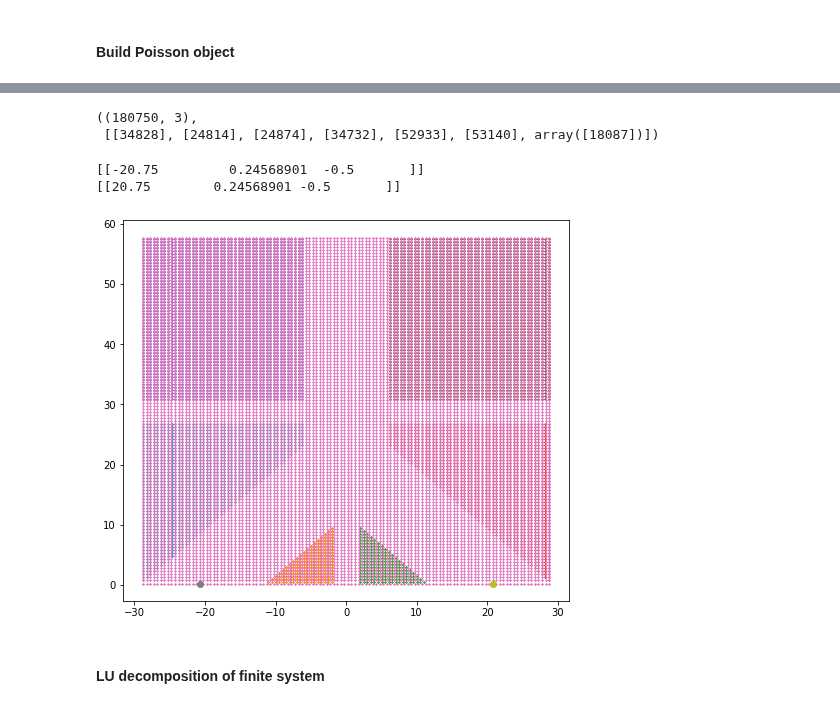
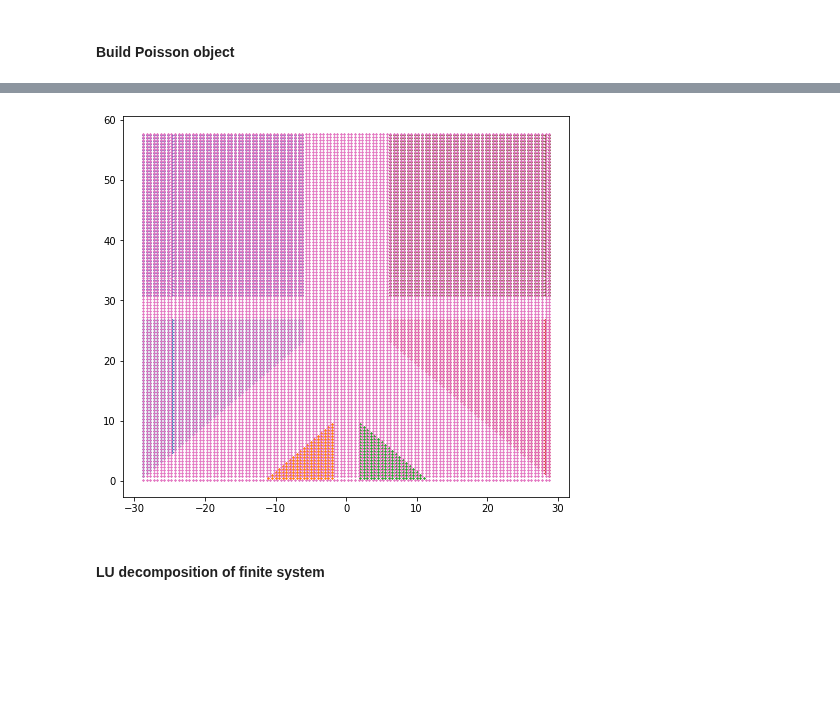
Before and after one commit to Satin21/Trijunction, a Jupyter notebook: analysis/Y.ipynb, the cells around one changed output, grey strips where cells are left out. Cells and saved outputs as stored; diff of their text form; code cells hidden in the pictures; blank space fills up the shorter version.

```diff
--- a/analysis/Y.ipynb
+++ b/analysis/Y.ipynb
@@ -224,25 +295,18 @@ Wall time: 1min 17s
 # %%
 grid_points = poisson_system.grid.points
 voltage_regions = poisson_system.regions.voltage.tag_points
-# %%
-grid_points.shape,dep_indices
-# %% [output]
-((180750, 3),
- [[34828], [24814], [24874], [34732], [52933], [53140], array([18087])])
 # %%
 plt.figure(figsize = (8, 7))
 for name, indices in voltage_regions.items():
     grid_to_plot = grid_points[indices][:, [0, 1]]
     plt.scatter(grid_to_plot[:, 0], grid_to_plot[:, 1], s = 0.5)
 
-for i in range(len(acc_indices)):
-    to_plot = grid_points[twodeg_grid[[acc_indices[i]]]]
-    print(to_plot)
-    plt.scatter(to_plot[0][0], to_plot[0][1]);
+# for i in range(len(acc_indices)):
+#     to_plot = grid_points[twodeg_grid[[acc_indices[i]]]]
+#     print(to_plot)
+#     plt.scatter(to_plot[0][0], to_plot[0][1]);
 # %% [output]
-[[-20.75         0.24568901  -0.5       ]]
-[[20.75        0.24568901 -0.5       ]]
-[figure, old version]
+[figure, new version]
 # %% [markdown]
 #### LU decomposition of finite system
 # %%
```
Also changed, not shown: parts of 109 cells of this notebook.
